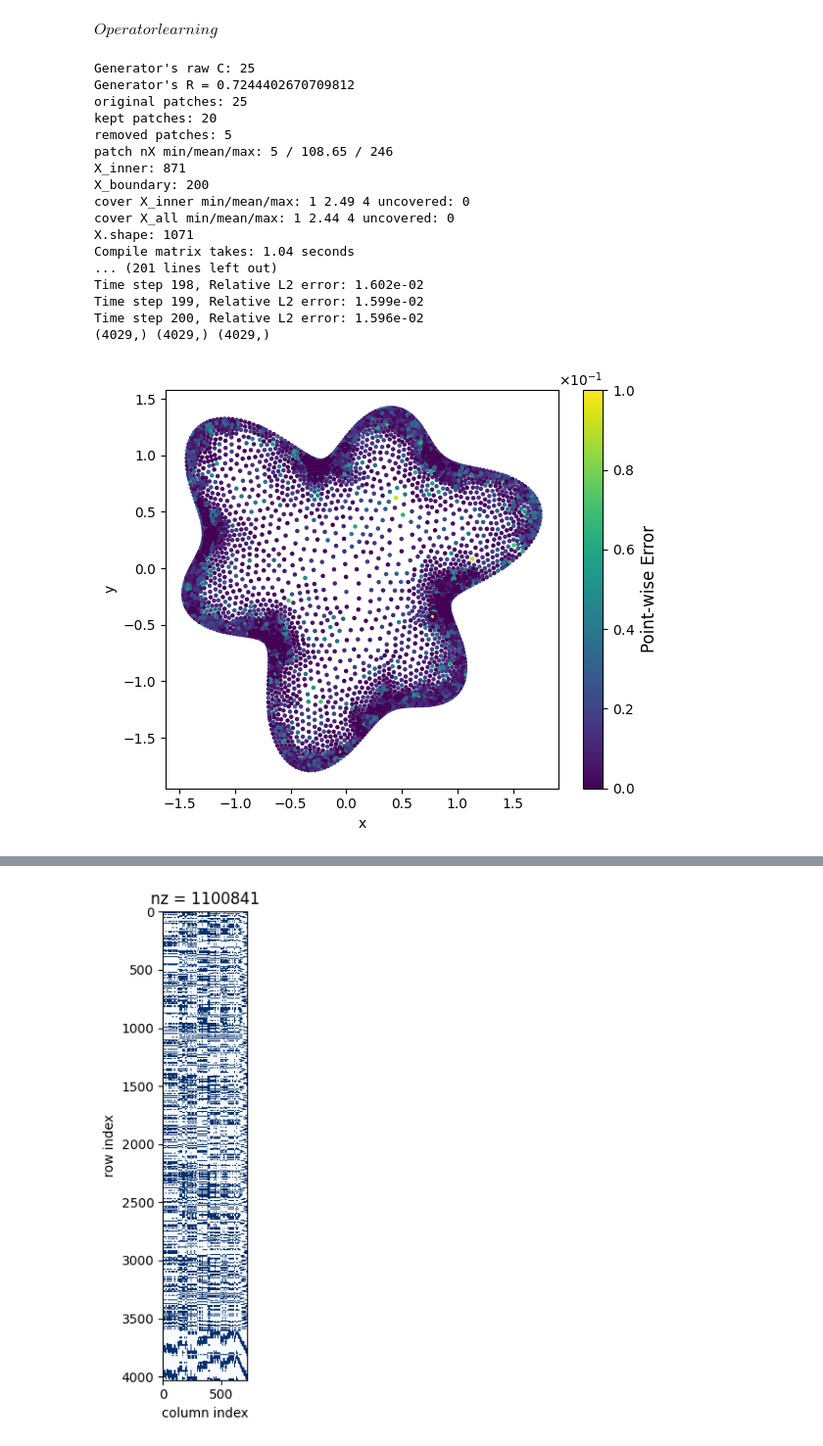
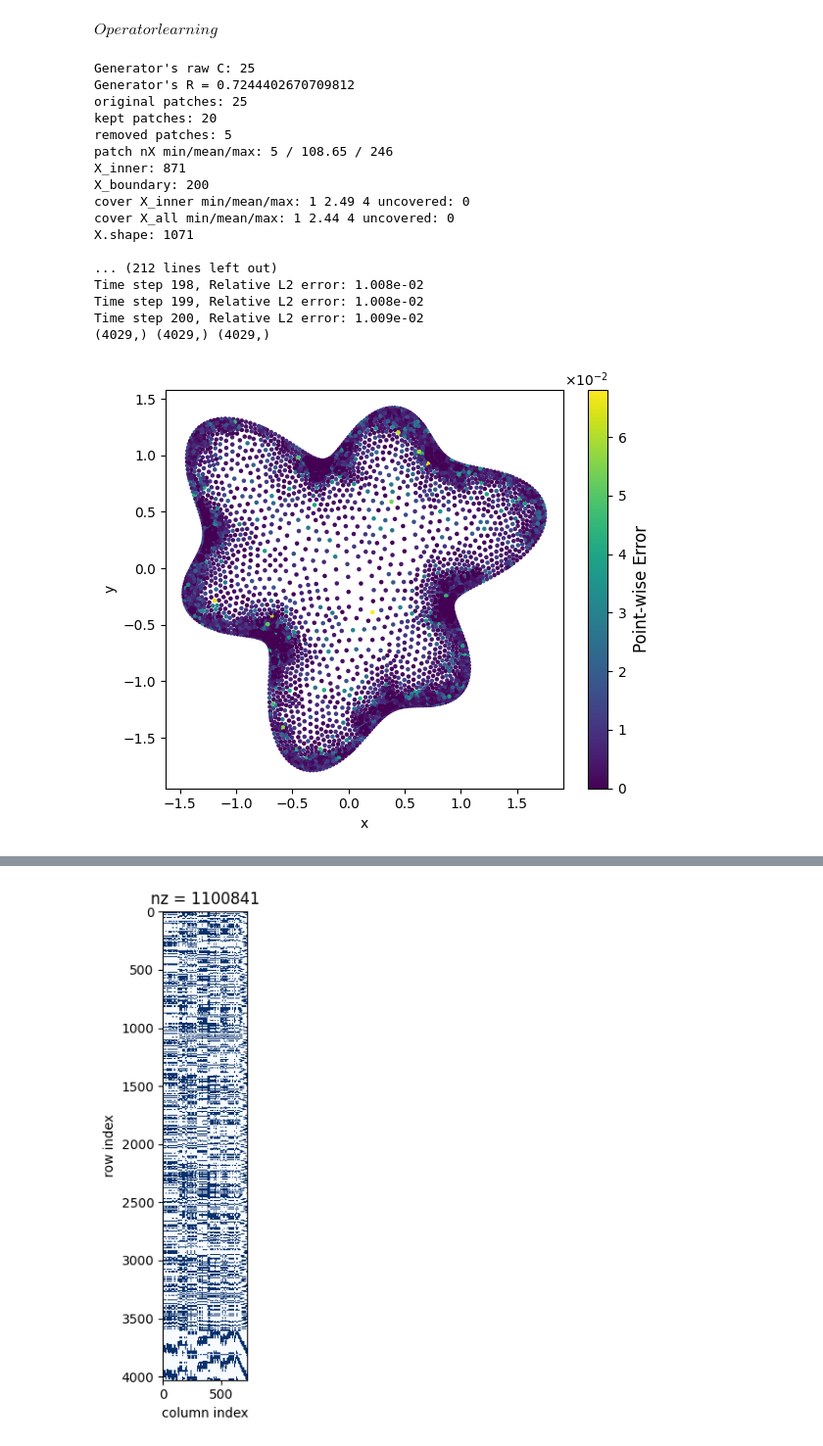
Before and after one commit to wooodswu/one_shot_by_RFM, a Jupyter notebook: mycode/rbf_heat/RFM_FD_PUM_heat2d_star.ipynb, the cells around one changed output, grey strips where cells are left out. Shown at 98% size. Drawn from its saved outputs; the diff is of its cells as text; code cells hidden in the pictures.

```diff
--- a/mycode/rbf_heat/RFM_FD_PUM_heat2d_star.ipynb
+++ b/mycode/rbf_heat/RFM_FD_PUM_heat2d_star.ipynb
@@ -1366,7 +1495,8 @@ T = 0.2
 Nt = int(T/tau) + 1
 t =  np.linspace(0,T,Nt)
 scheme = "BDF2"
-RR = [1e-12,1e-12,1e-12,1e-12,1e-12]
+RR = [1e-12,1e-12,1e-12,1e-12,1e-13]
+KK = [35, 45, 75, 120, 160]
 
 for qi, n_local in enumerate(NN):
     print(f'Run Q={qi+1}, N_local_per_patch={n_local}')
@@ -1376,11 +1506,15 @@ for qi, n_local in enumerate(NN):
     R_ptch = 0.8
     mode = "c-rbf-pum"
     # generate points
-    X_inner, X_boundary, _, _ ,_ = generator_points_star(
+    X_inner, X_boundary, ptch, _ ,_ = generator_points_star(
     N_patch_grid, N_local_per_patch, N_boundary, R_ptch, mode)
-
     # assemble X,Y
     X = np.vstack([X_inner, X_boundary])
+    # C, R, info = generate_patches_star_2d(X,target_n=KK[qi],delta=0.2,safety=1.15,margin=0.05,max_iter=10)
+    # ptch = {
+    #     "C": C,
+    #     "R": R
+    # }
     Yin = X_inner
     Yb = X_boundary
     print(f"X.shape",X.shape[0])
@@ -1403,7 +1537,6 @@ mask = np.isfinite(x) & np.isfinite(y)
 if np.count_nonzero(mask) >= 2:
     slope, intercept = np.polyfit(x[mask], y[mask], 1)
     print(f'slope = {slope:.6f}, bias = {intercept:.6f}')
-    # 绘图并画出拟合直线
     xx = np.linspace(x[mask].min(), x[mask].max(), 100)
     yy = slope * xx + intercept
     plt.figure(figsize=(6,5))
@@ -2405,8 +2557,6 @@ def rfm_fd_pum_poly_solve_heat_QR(
     # 预处理邻域索引（vectorized）
     # --------------------------
     dist_XC = cdist(X, patch_C)      # (N, Nc)
-    # dist_Y1C = cdist(Yin, patch_C)   # (M1, Nc)
-    # dist_Y2C = cdist(Yb, patch_C)    # (M2, Nc)
     dist_YC = cdist(Y, patch_C)      # (M, Nc)
     time_start = time.time()
     # --------------------------------------------------
@@ -2426,13 +2576,20 @@ def rfm_fd_pum_poly_solve_heat_QR(
         P = np.ones((nj,Norder))
 
         Z = X[idx_X] # (nj,2)
-        # print(f"Patch {i+1}/{Nc}: nj={nj}, Mk={Mk}, Mk_1={Mk_1}")
+        h_local = patch_R[i]
+        xc = patch_C[i]
+        Z = (Z - xc[None, :]) / h_local
+        Yk = (Yk - xc[None, :]) / h_local
+        Yk_in = (Yk_in - xc[None, :]) / h_local
 
         dist_ZZ = distance.cdist(Z, Z, metric='euclidean') # (nj,nj)
         dist_ZZ = torch.as_tensor(dist_ZZ, dtype = torch.float64, device = device)
         Phi_jj = Phi(dist_ZZ) # (nj,nj)
         Phi_jj = Phi_jj.detach().cpu().numpy()
         phi_YX, lap_phi, grad_y  = laplacian_phi_wrt_y(Phi, Yk, Z, eps=1e-8) # (Mk,nj)
+        lap_phi = lap_phi/ h_local**2
+        grad_y = grad_y / h_local
+
         grad_phi_x = grad_y[:, :, 0].T  # (nj,Mk)
         grad_phi_y = grad_y[:, :, 1].T  # (nj,Mk) (Mk,nj) # if not Yk, storage will be too large.
         # AP
@@ -2441,7 +2598,9 @@ def rfm_fd_pum_poly_solve_heat_QR(
         AP[nj:,:-Norder] = P.T # (Norder,nj)
         ## --- RHS_lap(Yin), RHS_ide(Y)
         lap_p = laplacian_poly2D(order,Yk_in) # (Norder, Mk_1)
+        lap_p = lap_p / h_local**2
         p_y = poly2D(Yk, order).T       # (Mk,Norder).T = (Norder,Mk)
+
         lap_phi = lap_phi[:Mk_1,:]      # (Mk,nj) --> (Mk_1,nj)
         RHS_lap[:nj,:] = lap_phi.T      # (nj, Mk_1), Yk_in
         RHS_lap[nj:,:] = lap_p          # (Norder, Mk_1)
@@ -2449,6 +2608,8 @@ def rfm_fd_pum_poly_solve_heat_QR(
         RHS_ide[nj:,:] = p_y            # (Norder, Mk)
         # --- RHS_gra_x(Yin), RHS_gra_z(Yin)
         p_x,p_z = gradient_poly2D(order, Yk_in)  # (Norder,Mk_1)
+        p_x = p_x / h_local
+        p_z = p_z / h_local
         RHS_gra_x = np.zeros((nj+Norder,Mk_1))  # (nj+Norder, Mk_1)
         RHS_gra_z = np.zeros((nj+Norder,Mk_1))  # (nj+Norder, Mk_1)
         RHS_gra_x[:nj,:] = grad_phi_x[:,:Mk_1]     # (nj, Mk_1)
@@ -2460,6 +2621,7 @@ def rfm_fd_pum_poly_solve_heat_QR(
         AP = AP + reg * np.eye(nj + Norder)
 
         LU = lu_factor(AP)
+        # RHS_all = np.concatenate([RHS_ide, RHS_lap],axis=1)
         RHS_all = np.concatenate([RHS_ide, RHS_lap, RHS_gra_x, RHS_gra_z],axis=1)
         W_all = lu_solve(LU, RHS_all)
         w_ide    = W_all[:, 0:Mk]                # (nj + Norder, Mk)
@@ -2467,15 +2629,12 @@ def rfm_fd_pum_poly_solve_heat_QR(
         w_grad_x = W_all[:, Mk+Mk_1:Mk+2*Mk_1]   # (nj + Norder, Mk_1)
         w_grad_z = W_all[:, Mk+2*Mk_1:]          # (nj + Norder, Mk_1)
 
-        # w_ide = lu_solve(LU, RHS_ide)   # (nj + Norder, Mk)
-        # w_lap = lu_solve(LU, RHS_lap)   # (nj + Norder, Mk_1)
-        # w_grad_x = lu_solve(LU, RHS_gra_x)   # (nj + Norder, Mk_1)
-        # w_grad_z = lu_solve(LU, RHS_gra_z)   # (nj + Norder, Mk_1)
         # --- Shepard weight. W_matrix,grad_Wx, grad_Wy, lap_W , M x Nc
         win = W_matrix[idx_Yin,i][None, :]    # (1, Mk_1)
         win_gradx = grad_Wx[idx_Yin,i][None, :]  # (1, Mk_1)
         win_gradz = grad_Wy[idx_Yin,i][None, :]  # (1, Mk_1)
         win_lap = lap_W[idx_Yin,i][None, :]      # (1, Mk_1)
+        # Laplace = win * w_lap[:nj,:Mk_1]
         Laplace = (2 * win_gradx * w_grad_x[:nj,:Mk_1] + 2 * win_gradz * w_grad_z[:nj,:Mk_1] + win * w_lap[:nj,:Mk_1] + win_lap * w_ide[:nj,:Mk_1])  # (nj, Mk_1)
         I = win * w_ide[:nj,:Mk_1]          # (nj, Mk_1)
         # --- boundary condtion
@@ -2511,7 +2670,7 @@ def rfm_fd_pum_poly_solve_heat_QR(
     # Solve linear system L U = RHS
     # ===========================================================
     time_end = time.time()
-    print(f"Compile matrix takes: {time_end - time_start:.2f} seconds")
+    print(f"Compile matrix takes: {time_end - time_start:.4f} seconds")
     U = lil_matrix((M, NT))
     U[:,0:1] = u0   # (N,1)
     U[M1:,:] = g_val
@@ -2787,7 +2946,7 @@ u0_func = U0_new[:,testnum]  # (M,)
 order = 3
 scheme = "BDF2"
 
-reg = 1e-12
+reg = 1e-13
 u_true = UT_new[testnum,:,:]
 # print(u_true.shape) # (M,NT)
 u_true = np.concatenate([u_true[index_in,:],u_true[index_bc,:]],axis=0)
@@ -2804,6 +2963,13 @@ overlap = 0.2
 X_inner, X_boundary, C, R, _ = generator_points_2d_overlap(N_patch_grid, N_local_per_patch, N_boundary, overlap, False)
 X = np.vstack([X_inner, X_boundary])
 print(f"X.shape: {X.shape[0]}")
+
+
+C, R, info = generate_patches_star_2d(X,target_n=100,delta=0.2,safety=1.35,margin=0.05,max_iter=10)
+ptch = {
+    "C": C,
+    "R": R
+}
 
 # # ===========================================================
 U,LBDF1,LBDF2,LI = rfm_fd_pum_poly_solve_heat_QR(ptch, X, Yin, Yb, t, tau, f_func, g_func, u0_func, Phi, reg, order,scheme=scheme)
@@ -2826,39 +2992,39 @@ for i in range(Nt):
     err_time = relative_l2(U[:,i], u_true[:,i])
     print(f'Time step {i}, Relative L2 error: {err_time:.3e}')
 
 plt.figure(figsize=(6,5))
 print(Y[:,0].shape, Y[:,1].shape, e.shape)
 sc = plt.scatter(Y[:,0], Y[:,1], c = e, cmap='viridis', s=5)
 cbar = plt.colorbar(sc)
 cbar.set_label('Point-wise Error', fontsize=12)
 formatter = ticker.ScalarFormatter(useMathText=True)
 formatter.set_scientific(True)
 formatter.set_powerlimits((0, 0))
 cbar.ax.yaxis.set_major_formatter(formatter)
 plt.xlabel('x')
 plt.ylabel('y')
 plt.tight_layout()
 # plt.savefig(f'./result/p={order}_error_200_size{M}.eps', bbox_inches='tight')
 plt.show()
 # %% [output]
 Generator's raw C: 25
 Generator's R = 0.7244402670709812
 original patches: 25
 kept patches: 20
 removed patches: 5
 patch nX min/mean/max: 5 / 108.65 / 246
 X_inner: 871
 X_boundary: 200
 cover X_inner min/mean/max: 1 2.49 4 uncovered: 0
 cover X_all min/mean/max: 1 2.44 4 uncovered: 0
 X.shape: 1071
-Compile matrix takes: 1.04 seconds
-... (201 lines left out)
-Time step 198, Relative L2 error: 1.602e-02
-Time step 199, Relative L2 error: 1.599e-02
-Time step 200, Relative L2 error: 1.596e-02
+
+... (212 lines left out)
+Time step 198, Relative L2 error: 1.008e-02
+Time step 199, Relative L2 error: 1.008e-02
+Time step 200, Relative L2 error: 1.009e-02
 (4029,) (4029,) (4029,)
-[figure, old version]
+[figure, new version]
 # %%
 import time
 
```
Also changed, not shown: parts of 10 cells of this notebook.
